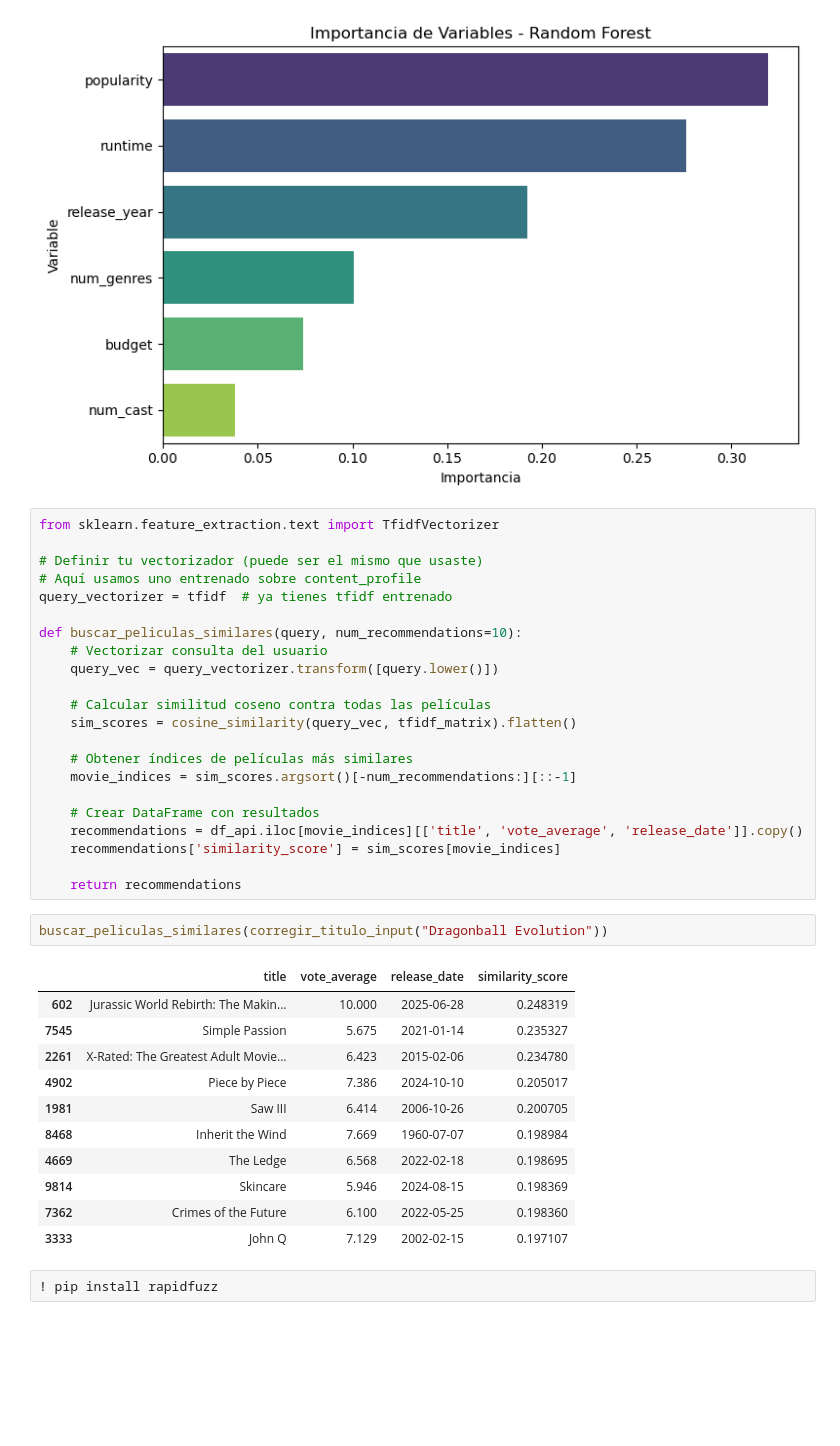
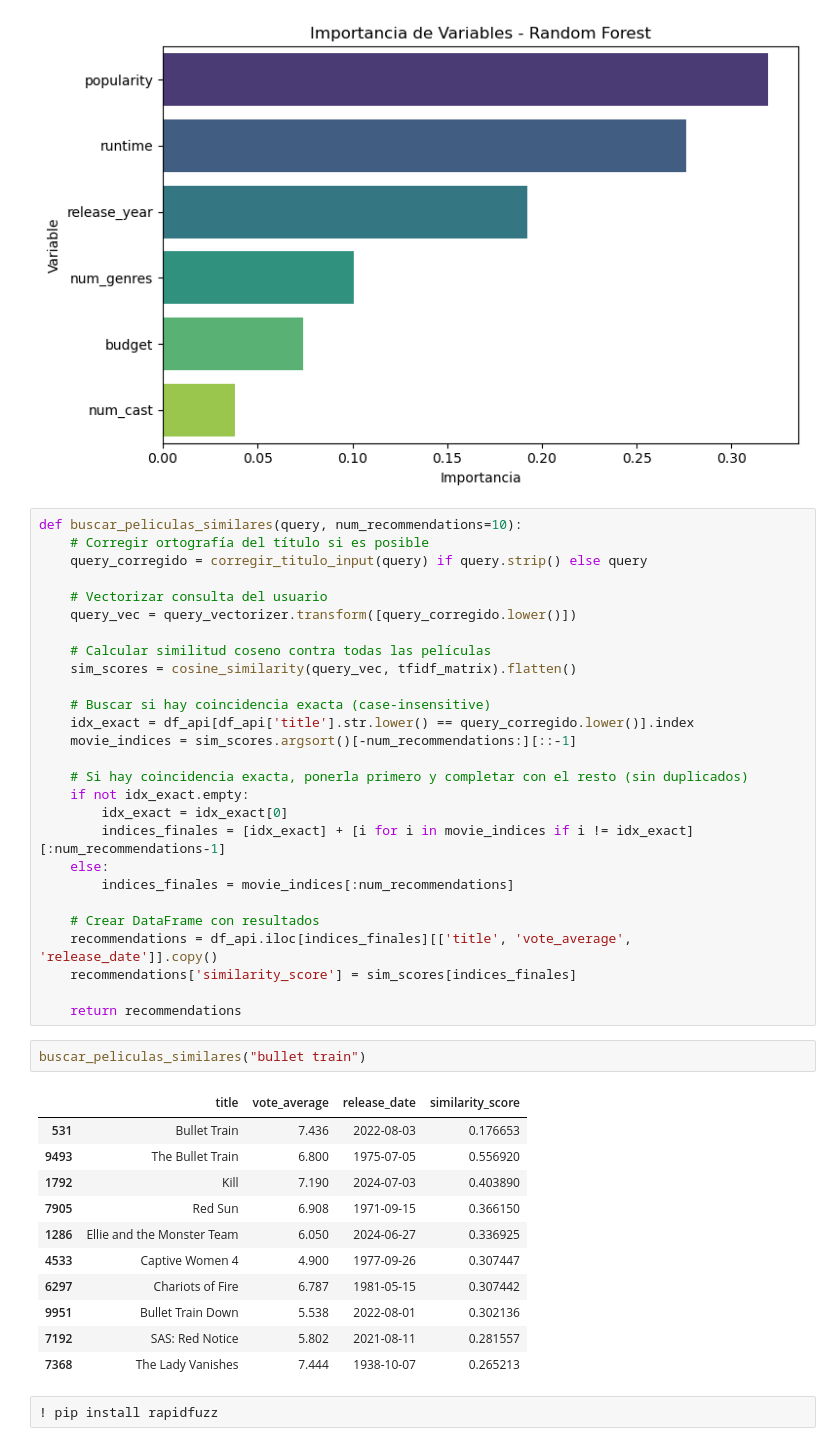
Before and after one commit to LiamQuinoNeff/CC219-TP-TF-2025-1, a Jupyter notebook: Data_____TF_Chui_Meza_Pariona_Quino.ipynb, the cells around one changed output. Cells and saved outputs as stored; diff of their text form; blank space fills up the shorter version.

```diff
--- a/Data_____TF_Chui_Meza_Pariona_Quino.ipynb
+++ b/Data_____TF_Chui_Meza_Pariona_Quino.ipynb
@@ -533,41 +533,46 @@ Passing `palette` without assigning `hue` is deprecated and will be removed in v
   sns.barplot(data=importancia_df, x='Importancia', y='Variable', palette='viridis')
 [figure]
 # %%
-from sklearn.feature_extraction.text import TfidfVectorizer
+def buscar_peliculas_similares(query, num_recommendations=10):
+    # Corregir ortografía del título si es posible
+    query_corregido = corregir_titulo_input(query) if query.strip() else query
 
-# Definir tu vectorizador (puede ser el mismo que usaste)
-# Aquí usamos uno entrenado sobre content_profile
-query_vectorizer = tfidf  # ya tienes tfidf entrenado
-
-def buscar_peliculas_similares(query, num_recommendations=10):
     # Vectorizar consulta del usuario
-    query_vec = query_vectorizer.transform([query.lower()])
+    query_vec = query_vectorizer.transform([query_corregido.lower()])
 
     # Calcular similitud coseno contra todas las películas
     sim_scores = cosine_similarity(query_vec, tfidf_matrix).flatten()
 
-    # Obtener índices de películas más similares
+    # Buscar si hay coincidencia exacta (case-insensitive)
+    idx_exact = df_api[df_api['title'].str.lower() == query_corregido.lower()].index
     movie_indices = sim_scores.argsort()[-num_recommendations:][::-1]
 
+    # Si hay coincidencia exacta, ponerla primero y completar con el resto (sin duplicados)
+    if not idx_exact.empty:
+        idx_exact = idx_exact[0]
+        indices_finales = [idx_exact] + [i for i in movie_indices if i != idx_exact][:num_recommendations-1]
+    else:
+        indices_finales = movie_indices[:num_recommendations]
+
     # Crear DataFrame con resultados
-    recommendations = df_api.iloc[movie_indices][['title', 'vote_average', 'release_date']].copy()
-    recommendations['similarity_score'] = sim_scores[movie_indices]
+    recommendations = df_api.iloc[indices_finales][['title', 'vote_average', 'release_date']].copy()
+    recommendations['similarity_score'] = sim_scores[indices_finales]
 
     return recommendations
-# %%
-buscar_peliculas_similares(corregir_titulo_input("Dragonball Evolution"))
-# %% [output]
-|  | title | vote_average | release_date | similarity_score |
-| 602 | Jurassic World Rebirth: The Makin... | 10.000 | 2025-06-28 | 0.248319 |
-| 7545 | Simple Passion | 5.675 | 2021-01-14 | 0.235327 |
-| 2261 | X-Rated: The Greatest Adult Movie... | 6.423 | 2015-02-06 | 0.234780 |
-| 4902 | Piece by Piece | 7.386 | 2024-10-10 | 0.205017 |
-| 1981 | Saw III | 6.414 | 2006-10-26 | 0.200705 |
-| 8468 | Inherit the Wind | 7.669 | 1960-07-07 | 0.198984 |
-| 4669 | The Ledge | 6.568 | 2022-02-18 | 0.198695 |
-| 9814 | Skincare | 5.946 | 2024-08-15 | 0.198369 |
-| 7362 | Crimes of the Future | 6.100 | 2022-05-25 | 0.198360 |
-| 3333 | John Q | 7.129 | 2002-02-15 | 0.197107 |
+# %%
+buscar_peliculas_similares("bullet train")
+# %% [output]
+|  | title | vote_average | release_date | similarity_score |
+| 531 | Bullet Train | 7.436 | 2022-08-03 | 0.176653 |
+| 9493 | The Bullet Train | 6.800 | 1975-07-05 | 0.556920 |
+| 1792 | Kill | 7.190 | 2024-07-03 | 0.403890 |
+| 7905 | Red Sun | 6.908 | 1971-09-15 | 0.366150 |
+| 1286 | Ellie and the Monster Team | 6.050 | 2024-06-27 | 0.336925 |
+| 4533 | Captive Women 4 | 4.900 | 1977-09-26 | 0.307447 |
+| 6297 | Chariots of Fire | 6.787 | 1981-05-15 | 0.307442 |
+| 9951 | Bullet Train Down | 5.538 | 2022-08-01 | 0.302136 |
+| 7192 | SAS: Red Notice | 5.802 | 2021-08-11 | 0.281557 |
+| 7368 | The Lady Vanishes | 7.444 | 1938-10-07 | 0.265213 |
 # %%
 ! pip install rapidfuzz
 # %% [output]
```
Also changed, not shown: parts of 7 cells of this notebook.
